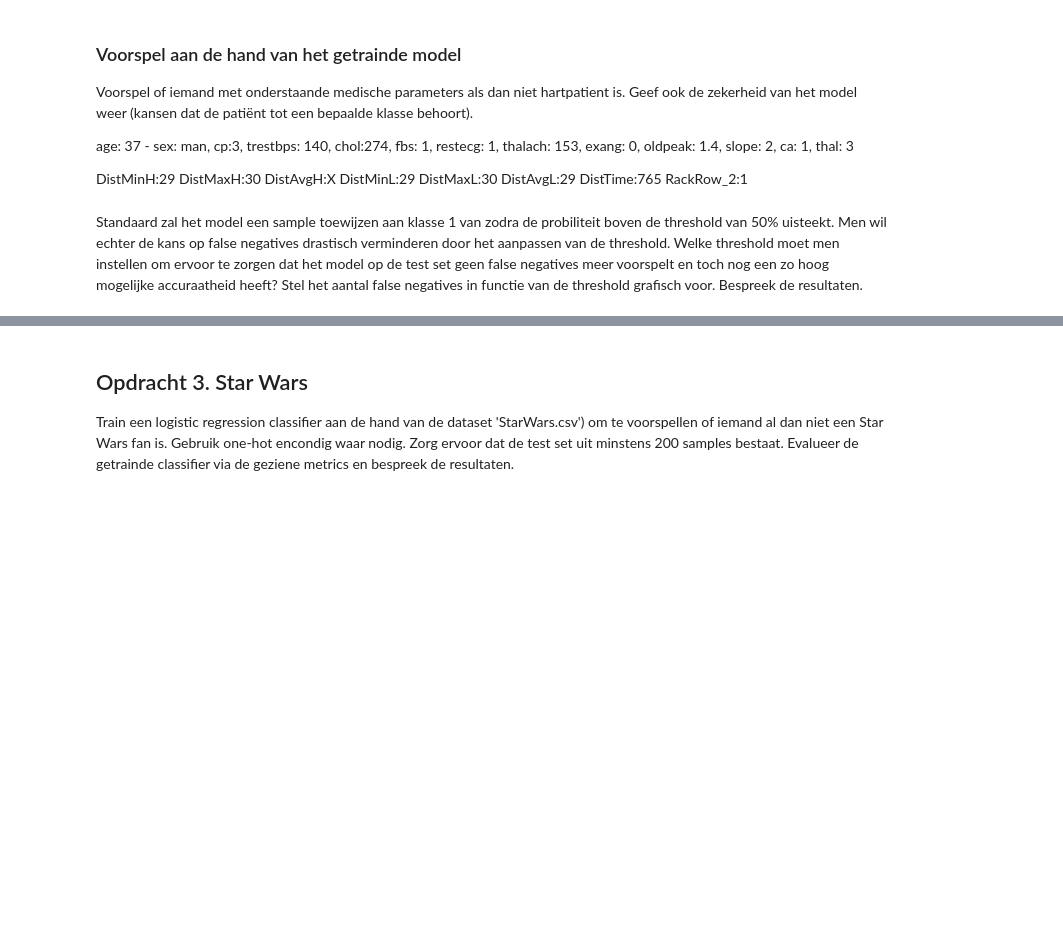
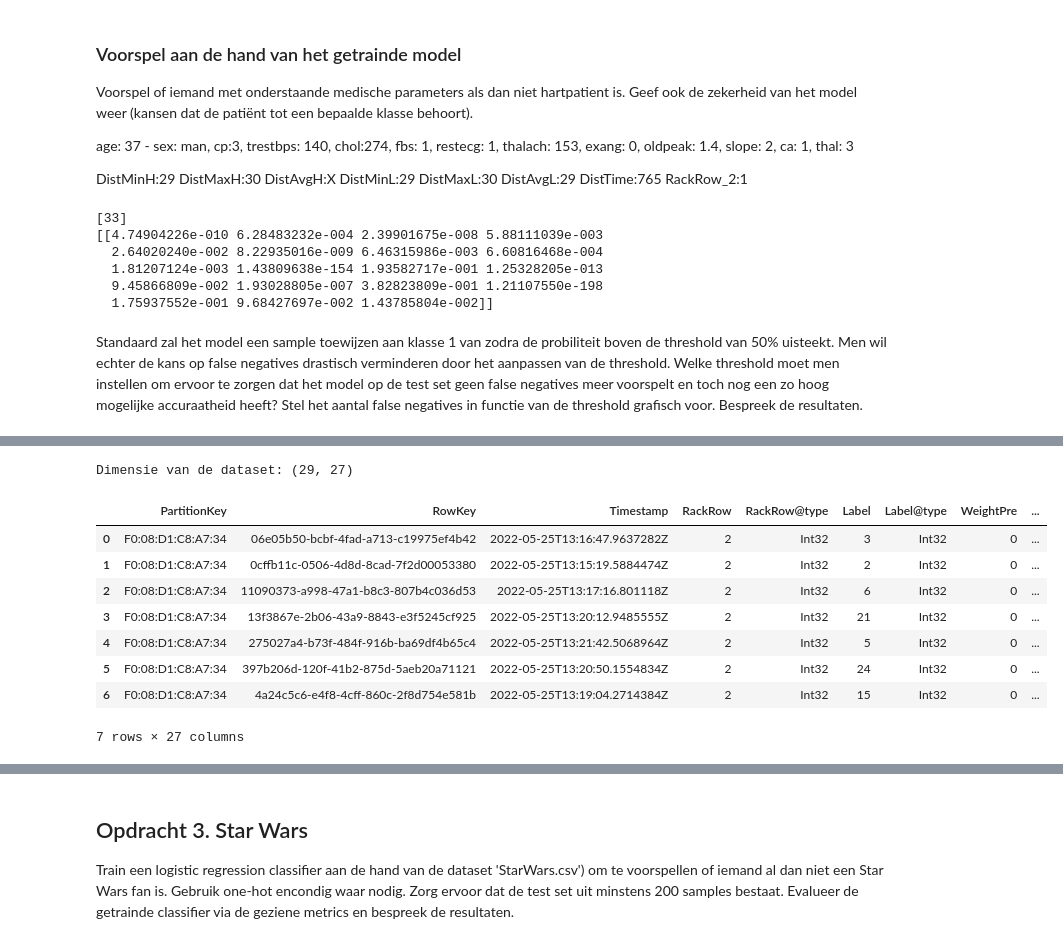
Before and after one commit to DeWildeDaan/DeliverYvesG1, a Jupyter notebook: testdata_logistic_regression_sensors_voorbereiding/testdata_logistic_regression_DistAvgH.ipynb, the cells around one changed output, grey strips where cells are left out. Drawn from its saved outputs; the diff is of its cells as text; code cells hidden in the pictures; blank space fills up the shorter version.

```diff
--- a/testdata_logistic_regression_sensors_voorbereiding/testdata_logistic_regression_DistAvgH.ipynb
+++ b/testdata_logistic_regression_sensors_voorbereiding/testdata_logistic_regression_DistAvgH.ipynb
@@ -395,14 +420,21 @@ slope: 2, ca: 1, thal: 3
 DistMinH:29	DistMaxH:30		DistAvgH:X	DistMinL:29	DistMaxL:30	DistAvgL:29	DistTime:765	RackRow_2:1
 # %%
 # Voorspelling van de target.
-target = np.array([[29,30,29,30,29,765,1]])
+target = np.array([[29,30,29,30,29,765]])
 
 #scaling
 scaler.transform(target)
 
 print(logreg.predict(target))
 
-print(logreg.predict_proba(np.array([29,30,29,30,29,765,1]).reshape(1,-1)))
+print(logreg.predict_proba(np.array([29,30,29,30,29,765]).reshape(1,-1)))
+# %% [output]
+[33]
+[[4.74904226e-010 6.28483232e-004 2.39901675e-008 5.88111039e-003
+  2.64020240e-002 8.22935016e-009 6.46315986e-003 6.60816468e-004
+  1.81207124e-003 1.43809638e-154 1.93582717e-001 1.25328205e-013
+  9.45866809e-002 1.93028805e-007 3.82823809e-001 1.21107550e-198
+  1.75937552e-001 9.68427697e-002 1.43785804e-002]]
 # %% [markdown]
 Standaard zal het model een sample toewijzen aan klasse 1 van zodra de probiliteit boven de threshold van 50% uisteekt.
 Men wil echter de kans op false negatives drastisch verminderen door het aanpassen van de threshold. Welke threshold moet men instellen om ervoor te zorgen dat het model op de test set geen false negatives meer voorspelt en toch nog een zo hoog mogelijke accuraatheid heeft?
@@ -442,6 +474,17 @@ Bouw een logistic regression model dat zo accuraat mogelijk de penguinsoort kan
 <br />
 Schrijf jouw conclusies op met betrekking tot het finaal bekomen model.
 # %%
-dataset = pd.read_csv('sensors_data_test.csv')
+dataset = pd.read_csv('TestData.csv')
 print('Dimensie van de dataset:',dataset.shape)
 dataset.head(7)
+# %% [output]
+Dimensie van de dataset: (29, 27)
+|  | PartitionKey | RowKey | Timestamp | RackRow | RackRow@type | Label | Label@type | WeightPre | ... |
+| 0 | F0:08:D1:C8:A7:34 | 06e05b50-bcbf-4fad-a713-c19975ef4b42 | 2022-05-25T13:16:47.9637282Z | 2 | Int32 | 3 | Int32 | 0 | ... |
+| 1 | F0:08:D1:C8:A7:34 | 0cffb11c-0506-4d8d-8cad-7f2d00053380 | 2022-05-25T13:15:19.5884474Z | 2 | Int32 | 2 | Int32 | 0 | ... |
+| 2 | F0:08:D1:C8:A7:34 | 11090373-a998-47a1-b8c3-807b4c036d53 | 2022-05-25T13:17:16.801118Z | 2 | Int32 | 6 | Int32 | 0 | ... |
+| 3 | F0:08:D1:C8:A7:34 | 13f3867e-2b06-43a9-8843-e3f5245cf925 | 2022-05-25T13:20:12.9485555Z | 2 | Int32 | 21 | Int32 | 0 | ... |
+| 4 | F0:08:D1:C8:A7:34 | 275027a4-b73f-484f-916b-ba69df4b65c4 | 2022-05-25T13:21:42.5068964Z | 2 | Int32 | 5 | Int32 | 0 | ... |
+| 5 | F0:08:D1:C8:A7:34 | 397b206d-120f-41b2-875d-5aeb20a71121 | 2022-05-25T13:20:50.1554834Z | 2 | Int32 | 24 | Int32 | 0 | ... |
+| 6 | F0:08:D1:C8:A7:34 | 4a24c5c6-e4f8-4cff-860c-2f8d754e581b | 2022-05-25T13:19:04.2714384Z | 2 | Int32 | 15 | Int32 | 0 | ... |
+7 rows × 27 columns
```
Also changed, not shown: parts of 24 cells of this notebook.
